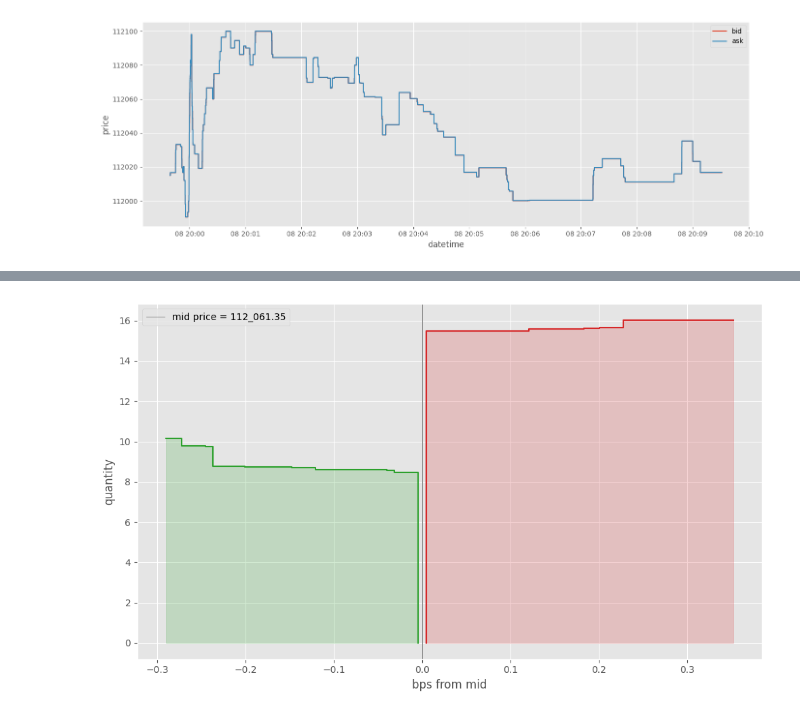
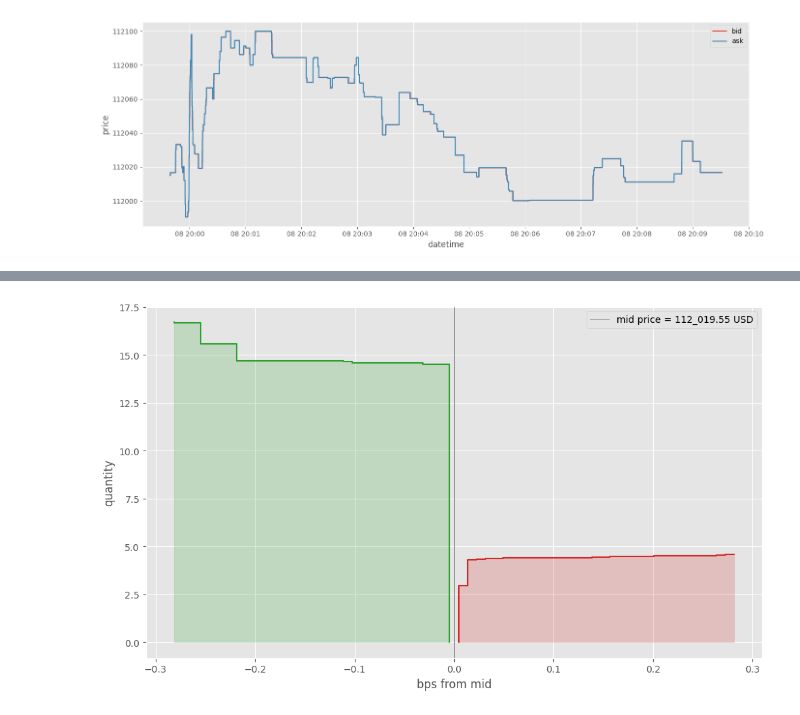
Before and after one commit to JackGreenaway/rust-binance-pricing, a Jupyter notebook: nb.ipynb, the cells around one changed output, grey strips where cells are left out. Saved outputs shown, nothing was run; the diff lists cells and outputs as text; code cells hidden in the pictures.

```diff
--- a/nb.ipynb
+++ b/nb.ipynb
@@ -67,6 +67,6 @@ shape: (5, 83)
 # %%
 orderbook_depth = (
-    df.filter([pl.col("depth_update_id") == 2000])
+    df.filter([pl.col("depth_update_id") == 3300])
     .sort(by=["level_id"], descending=False)
     .with_columns([pl.col("quantity").cum_sum().over("side").alias("cumulative_depth")])
 )
@@ -86,33 +86,33 @@ orderbook_depth = (
     .with_columns(
         [((pl.col("price") - mid_price) / mid_price * 10_000).alias("bps_from_mid")]
     )
     .sort(by=["price"])
 )
 
 fig, ax = plt.subplots(figsize=(10, 6))
-for side, c in zip(["bid", "ask"], ["tab:green", "tab:red"]):
+for side, c in zip([1, -1], ["tab:green", "tab:red"]):
     side_plot_data = orderbook_depth.filter([pl.col("side") == side])
 
     ax.step(
         side_plot_data["bps_from_mid"],
         side_plot_data["cumulative_depth"],
         where="pre",
         c=c,
     )
     ax.fill_between(
         side_plot_data["bps_from_mid"],
         y1=side_plot_data["cumulative_depth"],
         step="pre",
         color=c,
         alpha=0.2,
     )
 
-ax.axvline(0, lw=0.6, label=f"mid price = {mid_price:_}", color="tab:grey")
+ax.axvline(0, lw=0.6, label=f"mid price = {mid_price:_} USD", color="tab:grey")
 
 ax.set_xlabel("bps from mid")
 ax.set_ylabel("quantity")
 ax.legend()
 
 fig.tight_layout()
 # %% [output]
-[figure, old version]
+[figure, new version]
```
Also changed, not shown: parts of 2 cells of this notebook, 4 other files.
